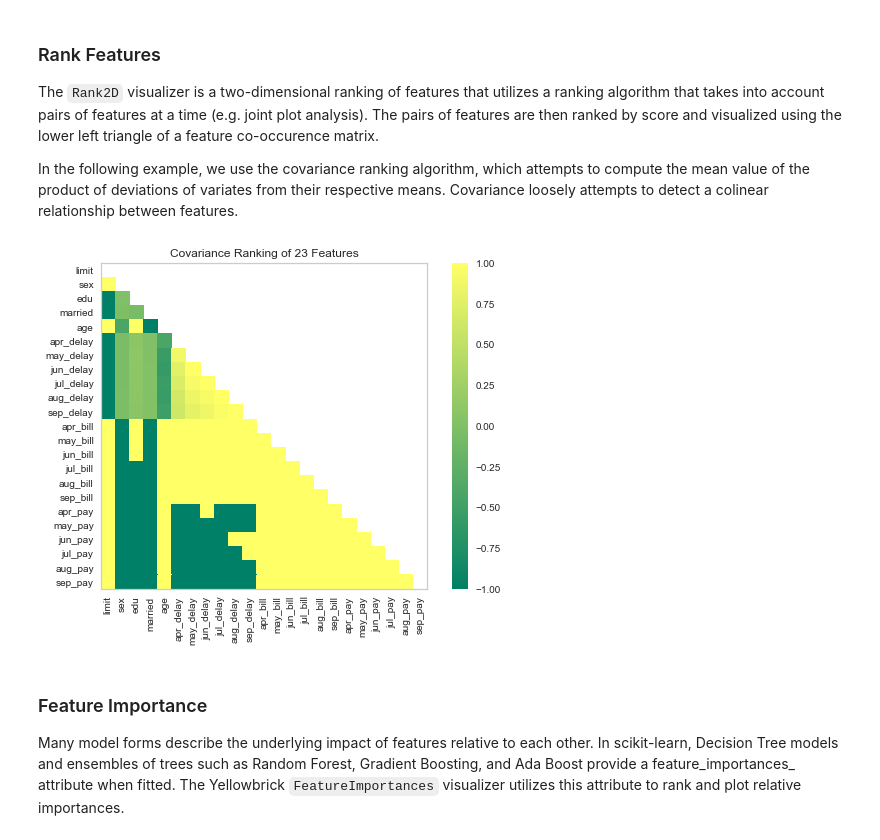
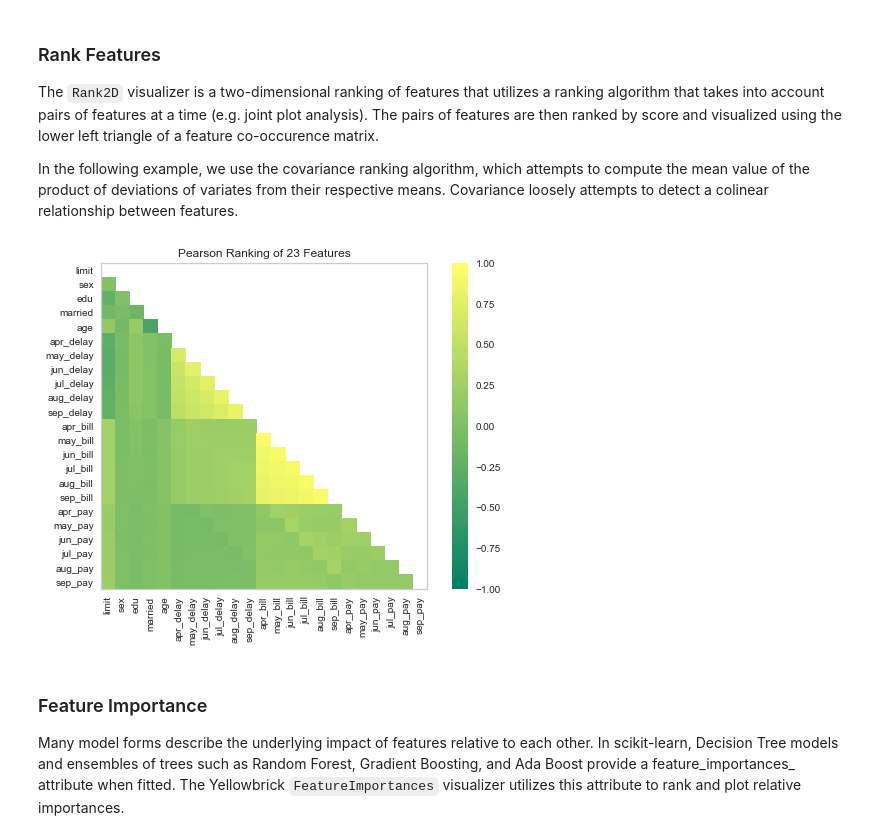
Before and after one commit to pdamodaran/Statistical_Seminars_DC, a Jupyter notebook: Yellowbrick_Tutorial.ipynb, the cells around one changed output. Saved outputs shown, nothing was run; the diff lists cells and outputs as text; code cells hidden in the pictures.

Commit message:
updated Rank2D visualizer to use pearson correlation

```diff
--- a/Yellowbrick_Tutorial.ipynb
+++ b/Yellowbrick_Tutorial.ipynb
@@ -34,18 +34,18 @@ In the following example, we use the covariance ranking algorithm, which attempt
 # %%
 from yellowbrick.datasets import load_credit
 from yellowbrick.features import Rank2D
 
 # Load the credit dataset
 X, y = load_credit()
 
 # Instantiate the visualizer with the covariance ranking algorithm
-visualizer = Rank2D(algorithm='covariance', colormap='summer')
+visualizer = Rank2D(algorithm='pearson', colormap='summer')
 
 visualizer.fit(X, y)           # Fit the data to the visualizer
 visualizer.transform(X)        # Transform the data
 visualizer.poof()              # Draw/show/poof the data
 # %% [output]
-[figure, old version]
+[figure, new version]
 # %% [markdown]
 ### Feature Importance
 
```
Also changed, not shown: parts of 2 cells of this notebook.
